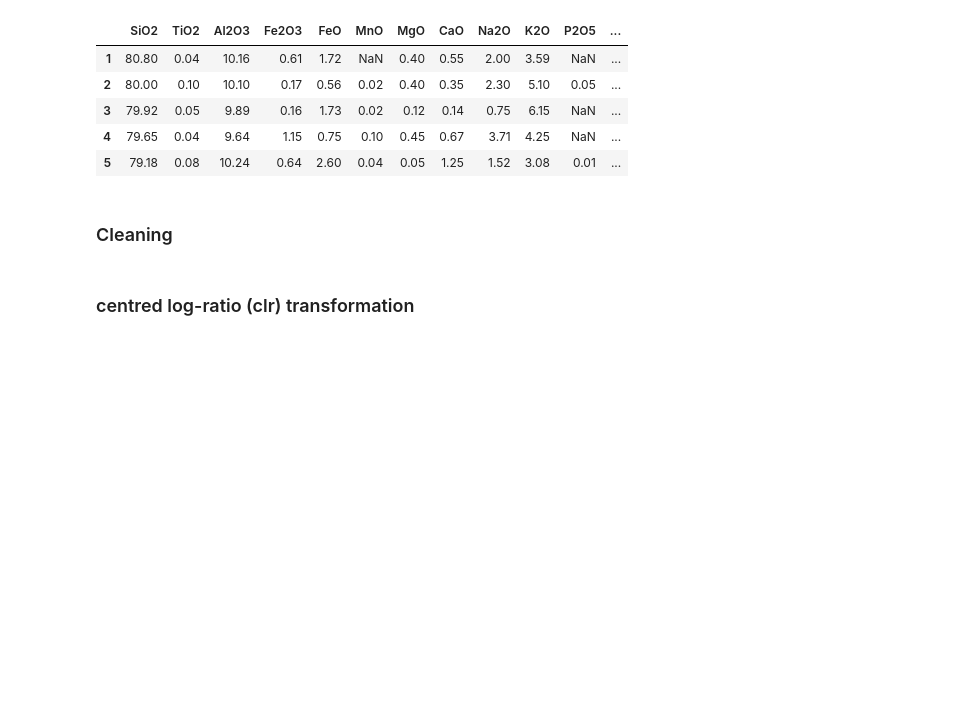
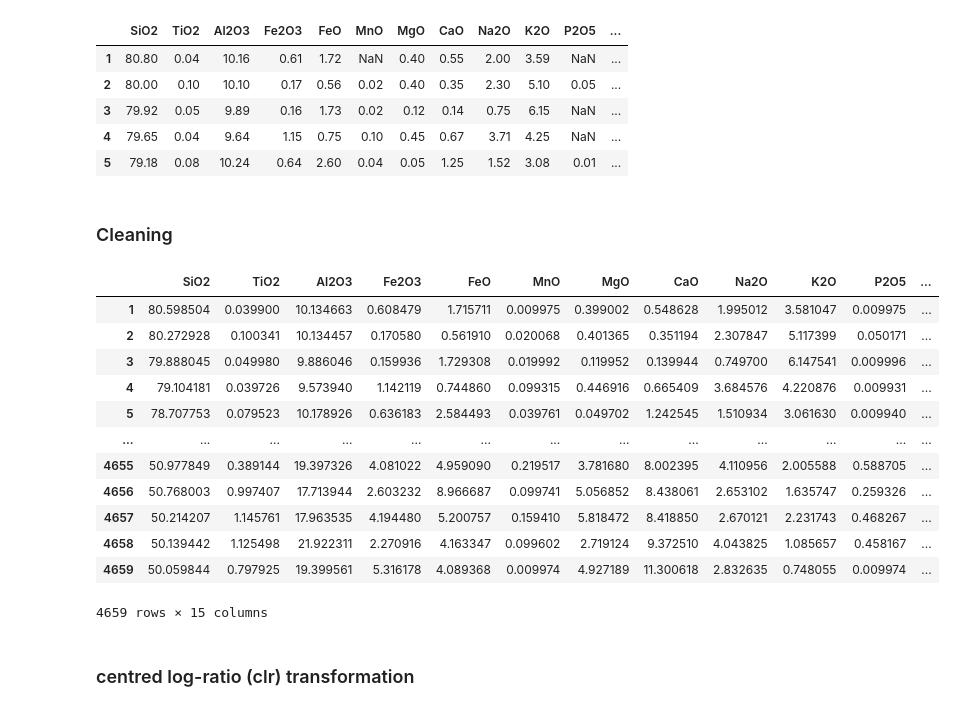
Before and after one commit to Complexio/Vistelius_1995_OCR, a Jupyter notebook: _ANALYSIS/1_area1_Preprocessing.ipynb, the cells around one changed output. Drawn from its saved outputs; the diff is of its cells as text; code cells hidden in the pictures; blank space fills up the shorter version.

```diff
--- a/_ANALYSIS/1_area1_Preprocessing.ipynb
+++ b/_ANALYSIS/1_area1_Preprocessing.ipynb
@@ -113,6 +113,22 @@ mineralogy["sum"] = mineralogy.loc[:, :"oth"].sum(axis=1)
 assert all(np.isclose(mineralogy.loc[:, :'sum'].sum(axis=1), 200.0))
 # %%
 mineralogy.to_excel("../_INTERPOLATION/normalised_values.xlsx")
+# %%
+mineralogy
+# %% [output]
+|  | SiO2 | TiO2 | Al2O3 | Fe2O3 | FeO | MnO | MgO | CaO | Na2O | K2O | P2O5 | ... |
+| 1 | 80.598504 | 0.039900 | 10.134663 | 0.608479 | 1.715711 | 0.009975 | 0.399002 | 0.548628 | 1.995012 | 3.581047 | 0.009975 | ... |
+| 2 | 80.272928 | 0.100341 | 10.134457 | 0.170580 | 0.561910 | 0.020068 | 0.401365 | 0.351194 | 2.307847 | 5.117399 | 0.050171 | ... |
+| 3 | 79.888045 | 0.049980 | 9.886046 | 0.159936 | 1.729308 | 0.019992 | 0.119952 | 0.139944 | 0.749700 | 6.147541 | 0.009996 | ... |
+| 4 | 79.104181 | 0.039726 | 9.573940 | 1.142119 | 0.744860 | 0.099315 | 0.446916 | 0.665409 | 3.684576 | 4.220876 | 0.009931 | ... |
+| 5 | 78.707753 | 0.079523 | 10.178926 | 0.636183 | 2.584493 | 0.039761 | 0.049702 | 1.242545 | 1.510934 | 3.061630 | 0.009940 | ... |
+| ... | ... | ... | ... | ... | ... | ... | ... | ... | ... | ... | ... | ... |
+| 4655 | 50.977849 | 0.389144 | 19.397326 | 4.081022 | 4.959090 | 0.219517 | 3.781680 | 8.002395 | 4.110956 | 2.005588 | 0.588705 | ... |
+| 4656 | 50.768003 | 0.997407 | 17.713944 | 2.603232 | 8.966687 | 0.099741 | 5.056852 | 8.438061 | 2.653102 | 1.635747 | 0.259326 | ... |
+| 4657 | 50.214207 | 1.145761 | 17.963535 | 4.194480 | 5.200757 | 0.159410 | 5.818472 | 8.418850 | 2.670121 | 2.231743 | 0.468267 | ... |
+| 4658 | 50.139442 | 1.125498 | 21.922311 | 2.270916 | 4.163347 | 0.099602 | 2.719124 | 9.372510 | 4.043825 | 1.085657 | 0.458167 | ... |
+| 4659 | 50.059844 | 0.797925 | 19.399561 | 5.316178 | 4.089368 | 0.009974 | 4.927189 | 11.300618 | 2.832635 | 0.748055 | 0.009974 | ... |
+4659 rows × 15 columns
 # %% [markdown]
 ### centred log-ratio (clr) transformation
 # %%
```
Also changed, not shown: parts of 15 cells of this notebook, 3 other files.
